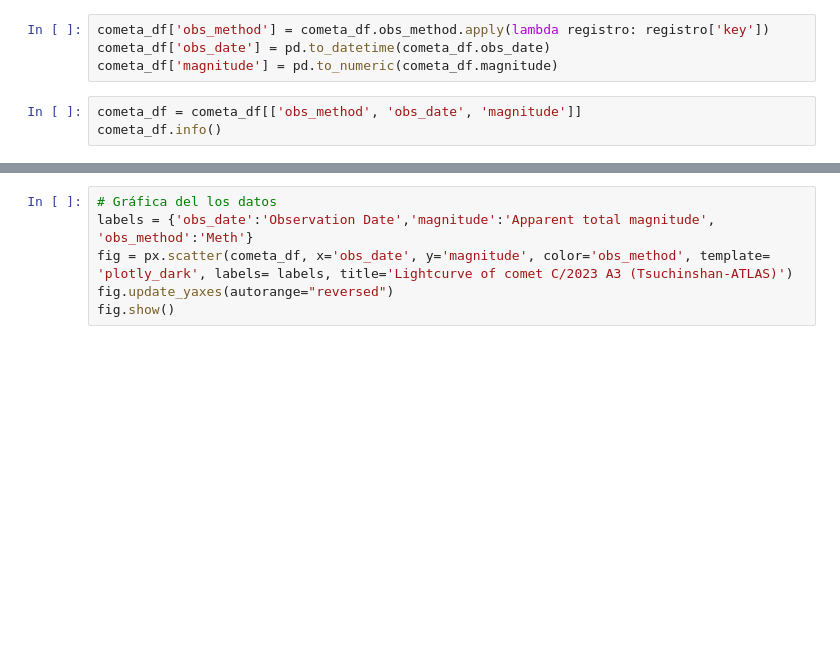
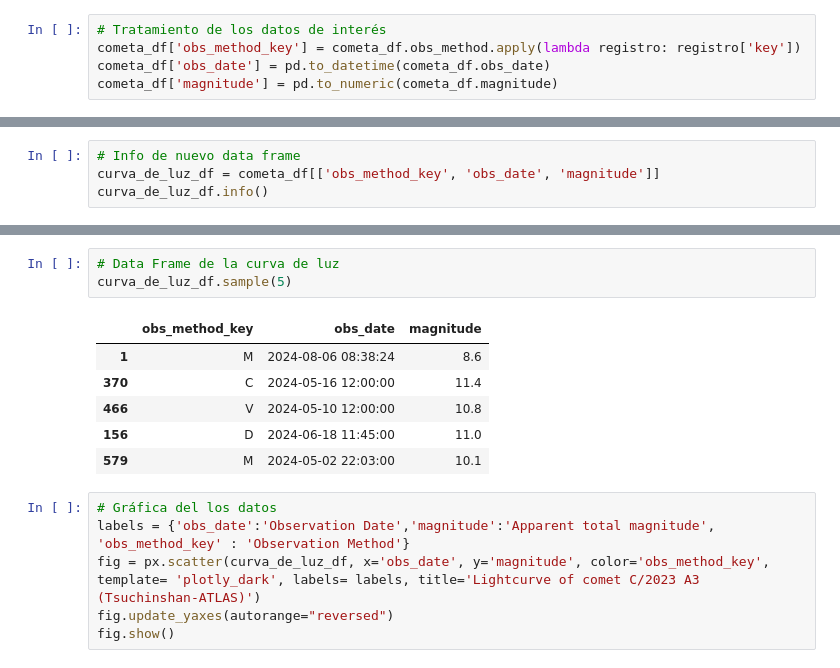
Before and after one commit to sperezp23/Cometa_C_2023_T_ATLAS, a Jupyter notebook: cometa_API.ipynb, the cells around one changed output, grey strips where cells are left out. Cells and saved outputs as stored; diff of their text form; blank space fills up the shorter version.

```diff
--- a/cometa_API.ipynb
+++ b/cometa_API.ipynb
@@ -32,7 +73,5 @@ memory usage: 408.8+ KB
 # %%
-cometa_df['obs_method'] = cometa_df.obs_method.apply(lambda registro: registro['key'])
+# Tratamiento de los datos de interés
+cometa_df['obs_method_key'] = cometa_df.obs_method.apply(lambda registro: registro['key'])
 cometa_df['obs_date'] = pd.to_datetime(cometa_df.obs_date)
 cometa_df['magnitude'] = pd.to_numeric(cometa_df.magnitude)
-# %%
-cometa_df = cometa_df[['obs_method', 'obs_date', 'magnitude']]
-cometa_df.info()
@@ -49,0 +78,4 @@ memory usage: 25.7+ KB
+# %%
+# Info de nuevo data frame
+curva_de_luz_df = cometa_df[['obs_method_key', 'obs_date', 'magnitude']]
+curva_de_luz_df.info()
@@ -50,6 +93,16 @@ memory usage: 25.7+ KB
+# %%
+# Data Frame de la curva de luz
+curva_de_luz_df.sample(5)
+# %% [output]
+|  | obs_method_key | obs_date | magnitude |
+| 1 | M | 2024-08-06 08:38:24 | 8.6 |
+| 370 | C | 2024-05-16 12:00:00 | 11.4 |
+| 466 | V | 2024-05-10 12:00:00 | 10.8 |
+| 156 | D | 2024-06-18 11:45:00 | 11.0 |
+| 579 | M | 2024-05-02 22:03:00 | 10.1 |
 # %%
 # Gráfica del los datos
-labels = {'obs_date':'Observation Date','magnitude':'Apparent total magnitude', 'obs_method':'Meth'}
-fig = px.scatter(cometa_df, x='obs_date', y='magnitude', color='obs_method', template= 'plotly_dark', labels= labels, title='Lightcurve of comet C/2023 A3 (Tsuchinshan-ATLAS)')
+labels = {'obs_date':'Observation Date','magnitude':'Apparent total magnitude', 'obs_method_key' : 'Observation Method'}
+fig = px.scatter(curva_de_luz_df, x='obs_date', y='magnitude', color='obs_method_key', template= 'plotly_dark', labels= labels, title='Lightcurve of comet C/2023 A3 (Tsuchinshan-ATLAS)')
 fig.update_yaxes(autorange="reversed")
 fig.show()
```
Also changed, not shown: parts of 9 cells of this notebook.
